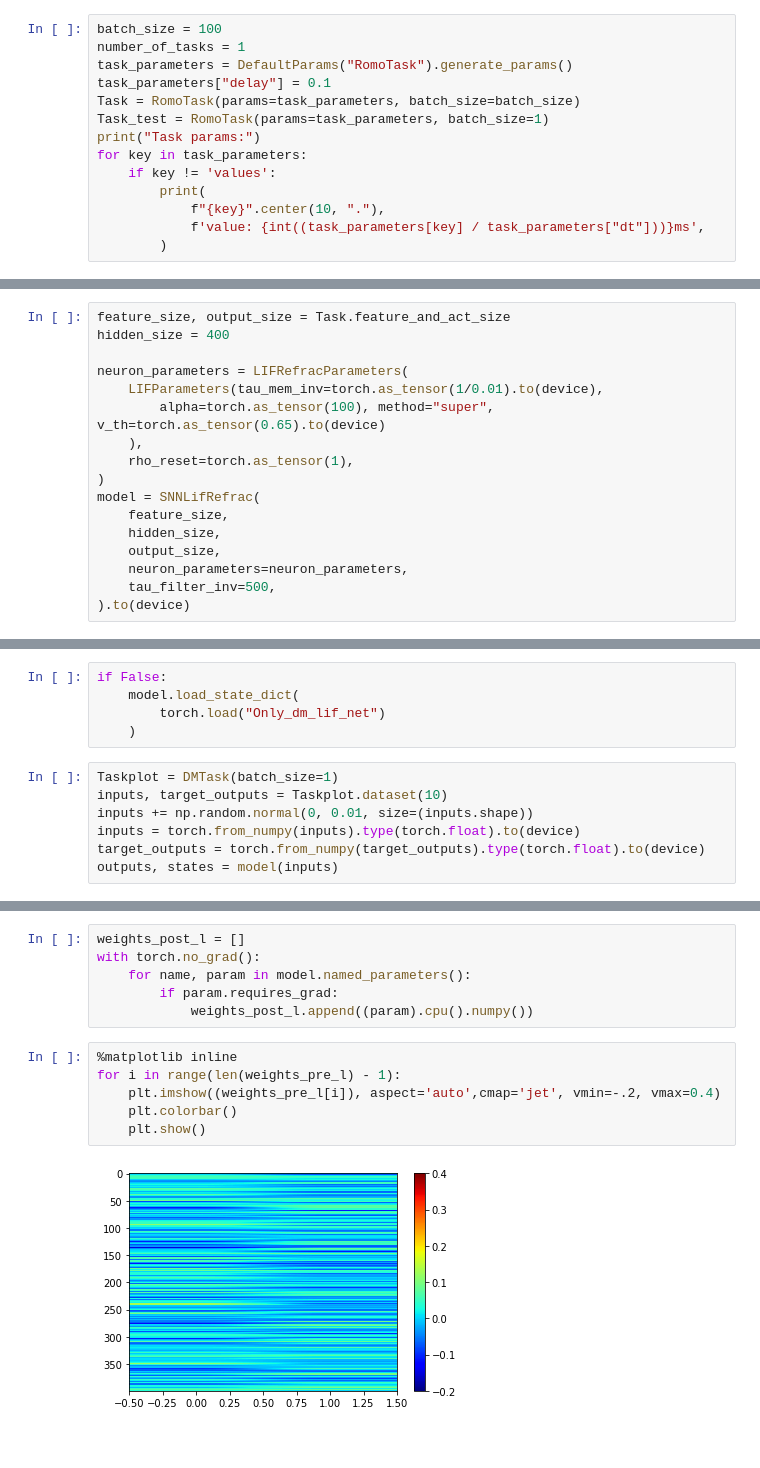
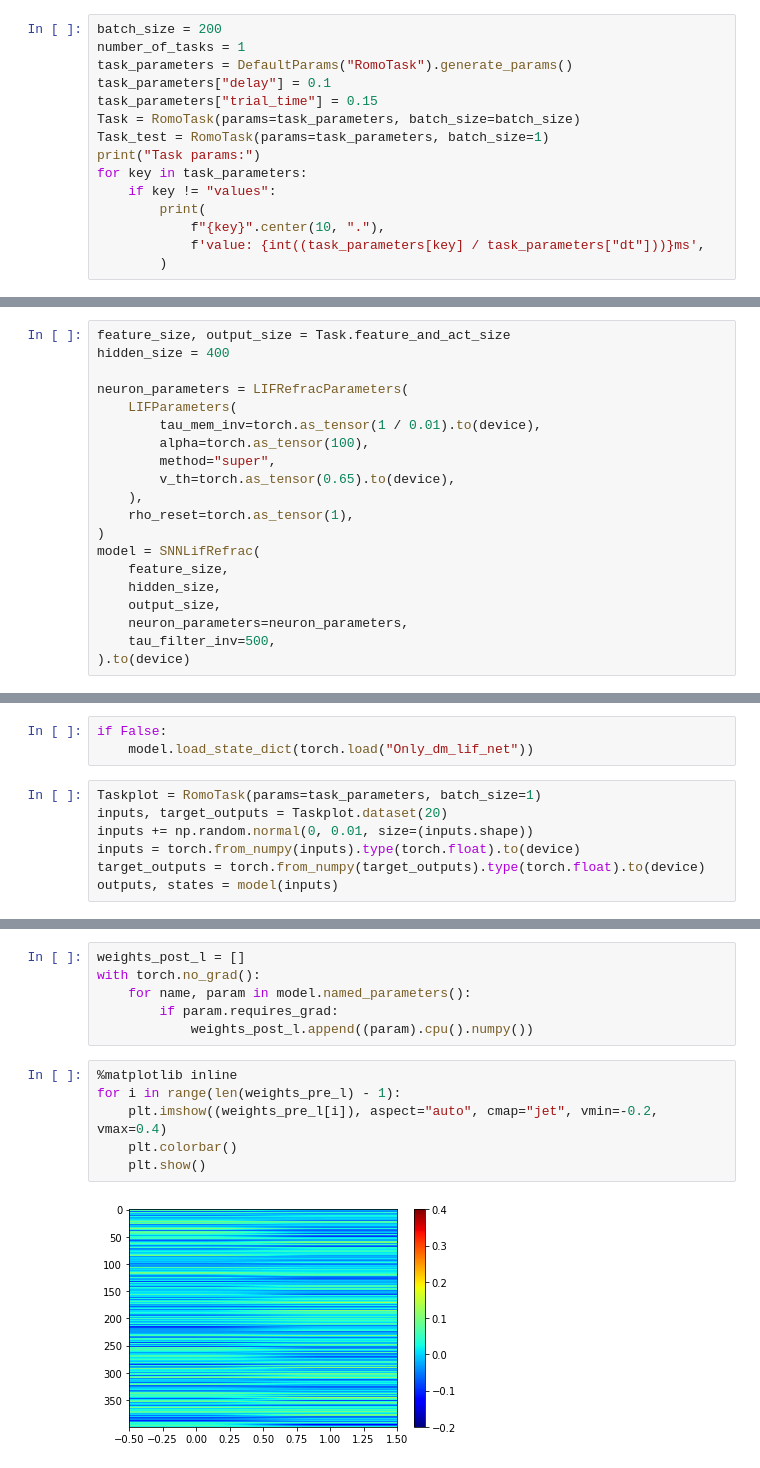
Before and after one commit to Pugavkomm/-test-multy_cognitive_tasks, a Jupyter notebook: cgtasknet/notebooks/save_notebooks/reduce/lif_refrac/Train_only_romo_task_reduce_lif_refrac.ipynb, the cells around one changed output, grey strips where cells are left out. Saved outputs shown, nothing was run; the diff lists cells and outputs as text.

```diff
--- a/cgtasknet/notebooks/save_notebooks/reduce/lif_refrac/Train_only_romo_task_reduce_lif_refrac.ipynb
+++ b/cgtasknet/notebooks/save_notebooks/reduce/lif_refrac/Train_only_romo_task_reduce_lif_refrac.ipynb
@@ -46,15 +44,16 @@ print(f'Device: {("gpu (cuda)" if device.type=="cuda" else "cpu")}')
 # %% [output]
 Device: gpu (cuda)
 # %%
-batch_size = 100
+batch_size = 200
 number_of_tasks = 1
 task_parameters = DefaultParams("RomoTask").generate_params()
 task_parameters["delay"] = 0.1
+task_parameters["trial_time"] = 0.15
 Task = RomoTask(params=task_parameters, batch_size=batch_size)
 Task_test = RomoTask(params=task_parameters, batch_size=1)
 print("Task params:")
 for key in task_parameters:
-    if key != 'values':
+    if key != "values":
         print(
             f"{key}".center(10, "."),
             f'value: {int((task_parameters[key] / task_parameters["dt"]))}ms',
@@ -71,8 +70,11 @@ feature_size, output_size = Task.feature_and_act_size
 hidden_size = 400
 
 neuron_parameters = LIFRefracParameters(
-    LIFParameters(tau_mem_inv=torch.as_tensor(1/0.01).to(device),
-        alpha=torch.as_tensor(100), method="super", v_th=torch.as_tensor(0.65).to(device)
+    LIFParameters(
+        tau_mem_inv=torch.as_tensor(1 / 0.01).to(device),
+        alpha=torch.as_tensor(100),
+        method="super",
+        v_th=torch.as_tensor(0.65).to(device),
     ),
     rho_reset=torch.as_tensor(1),
 )
@@ -198,11 +200,9 @@ Finished Training
 # %%
 if False:
-    model.load_state_dict(
-        torch.load("Only_dm_lif_net")
-    )
+    model.load_state_dict(torch.load("Only_dm_lif_net"))
 # %%
-Taskplot = DMTask(batch_size=1)
-inputs, target_outputs = Taskplot.dataset(10)
+Taskplot = RomoTask(params=task_parameters, batch_size=1)
+inputs, target_outputs = Taskplot.dataset(20)
 inputs += np.random.normal(0, 0.01, size=(inputs.shape))
 inputs = torch.from_numpy(inputs).type(torch.float).to(device)
 target_outputs = torch.from_numpy(target_outputs).type(torch.float).to(device)
@@ -251,8 +262,8 @@ with torch.no_grad():
 # %%
 %matplotlib inline
 for i in range(len(weights_pre_l) - 1):
-    plt.imshow((weights_pre_l[i]), aspect='auto',cmap='jet', vmin=-.2, vmax=0.4)
+    plt.imshow((weights_pre_l[i]), aspect="auto", cmap="jet", vmin=-0.2, vmax=0.4)
     plt.colorbar()
     plt.show()
 # %% [output]
-[figure, old version]
+[figure, new version]
```
Also changed, not shown: parts of 11 cells of this notebook, 31 other files.
